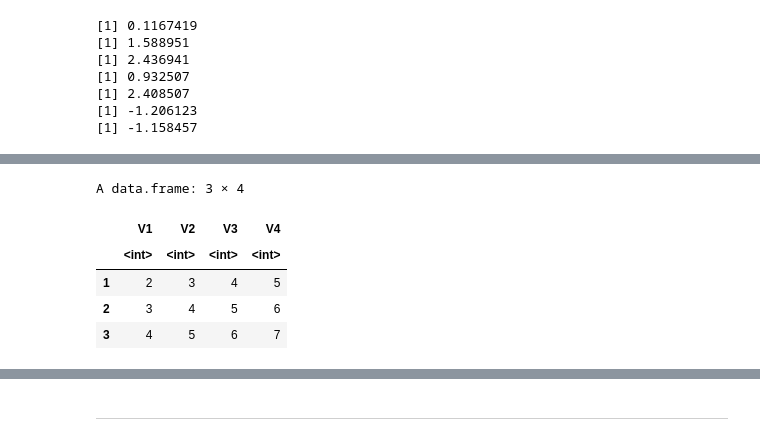
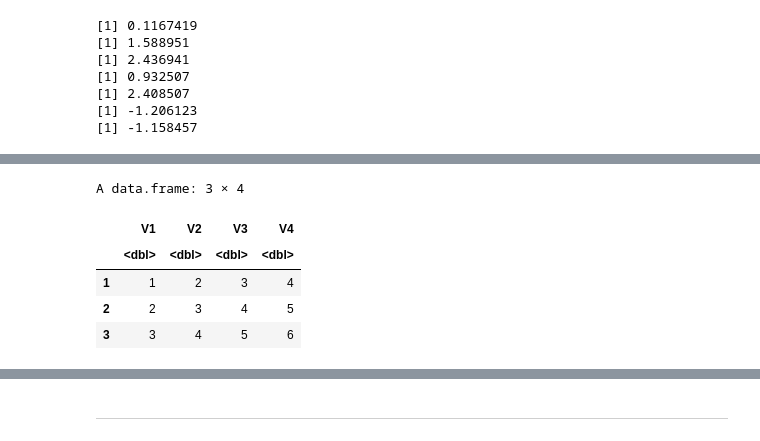
Before and after one commit to stat184-summer2023/a10-base-r-davefriedman01, a Jupyter notebook: A10.ipynb, the cells around one changed output, grey strips where cells are left out. Drawn from its saved outputs; the diff is of its cells as text; code cells hidden in the pictures.

```diff
--- a/A10.ipynb
+++ b/A10.ipynb
@@ -38,0 +80,2 @@ A data.frame: 6 × 5
+# %%
+base::library(help = 'datasets')
@@ -188,9 +271,9 @@ mean(iris$Sepal.Length[iris$Petal.Width > 1])
 # %%
 for (i in 1:10) {
   if (i < 5) {
-    print(i * 3)
+    base::print(i * 3)
   } else {
-    print(i * 2)
+    base::print(i * 2)
   }
 }
 # %% [output]
@@ -223,19 +336,19 @@ while (num < 3) {
 # %%
-Counting <- data.frame(NULL)
-Rows     <- c(1:3)
-Cols     <- c(1:4)
+Counting <- base::data.frame()
+Rows     <- 1:3
+Cols     <- 1:4
 
-for (j in 1:length(Cols)) {
-  for (i in 1:length(Rows)) {
-    Counting[i, j] <- i + j
+for (j in 1:base::length(Cols)) {
+  for (i in 1:base::length(Rows)) {
+    Counting[i, j] <- i + j - 1
   }
 }
 
 Counting
 # %% [output]
 A data.frame: 3 × 4
 |  | V1 | V2 | V3 | V4 |
-|  | <int> | <int> | <int> | <int> |
-| 1 | 2 | 3 | 4 | 5 |
-| 2 | 3 | 4 | 5 | 6 |
-| 3 | 4 | 5 | 6 | 7 |
+|  | <dbl> | <dbl> | <dbl> | <dbl> |
+| 1 | 1 | 2 | 3 | 4 |
+| 2 | 2 | 3 | 4 | 5 |
+| 3 | 3 | 4 | 5 | 6 |
```
Also changed, not shown: parts of 26 cells of this notebook, 2 other files.
